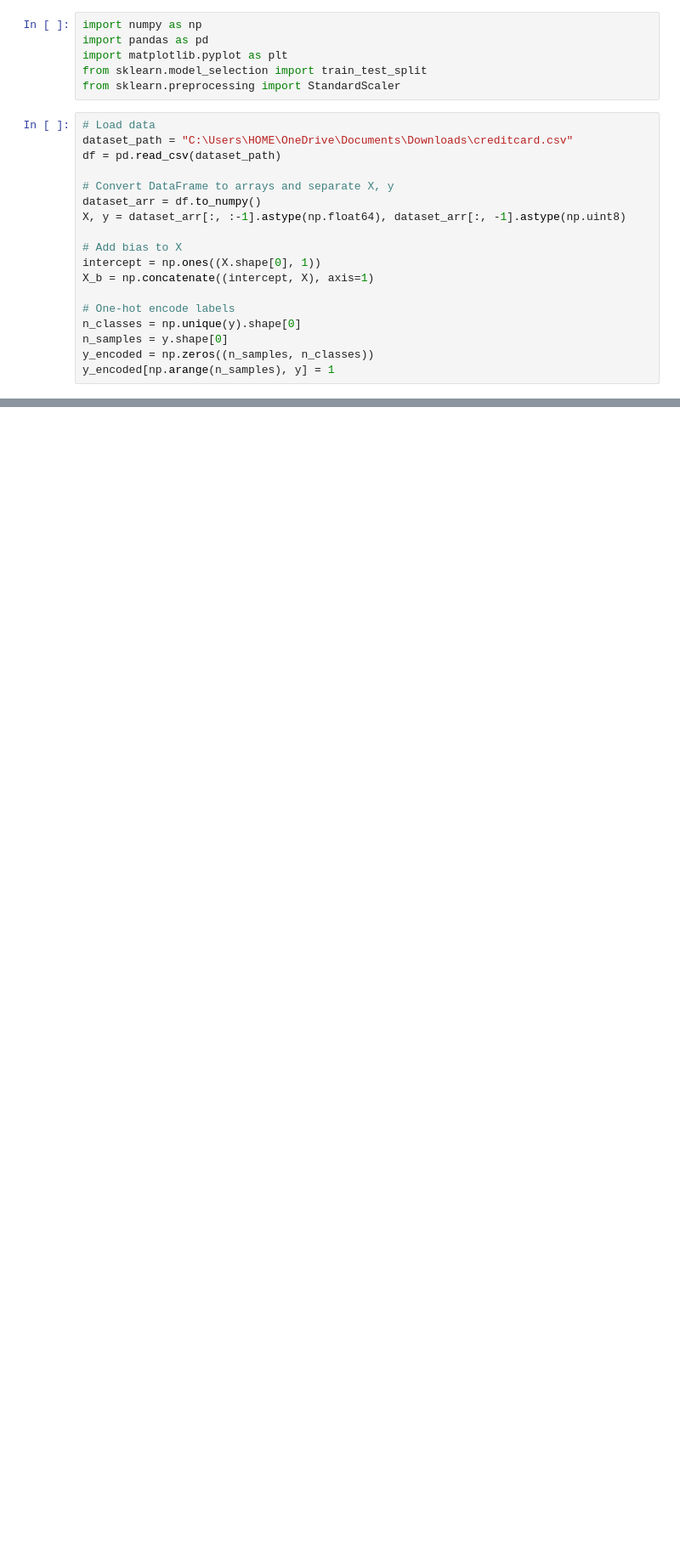
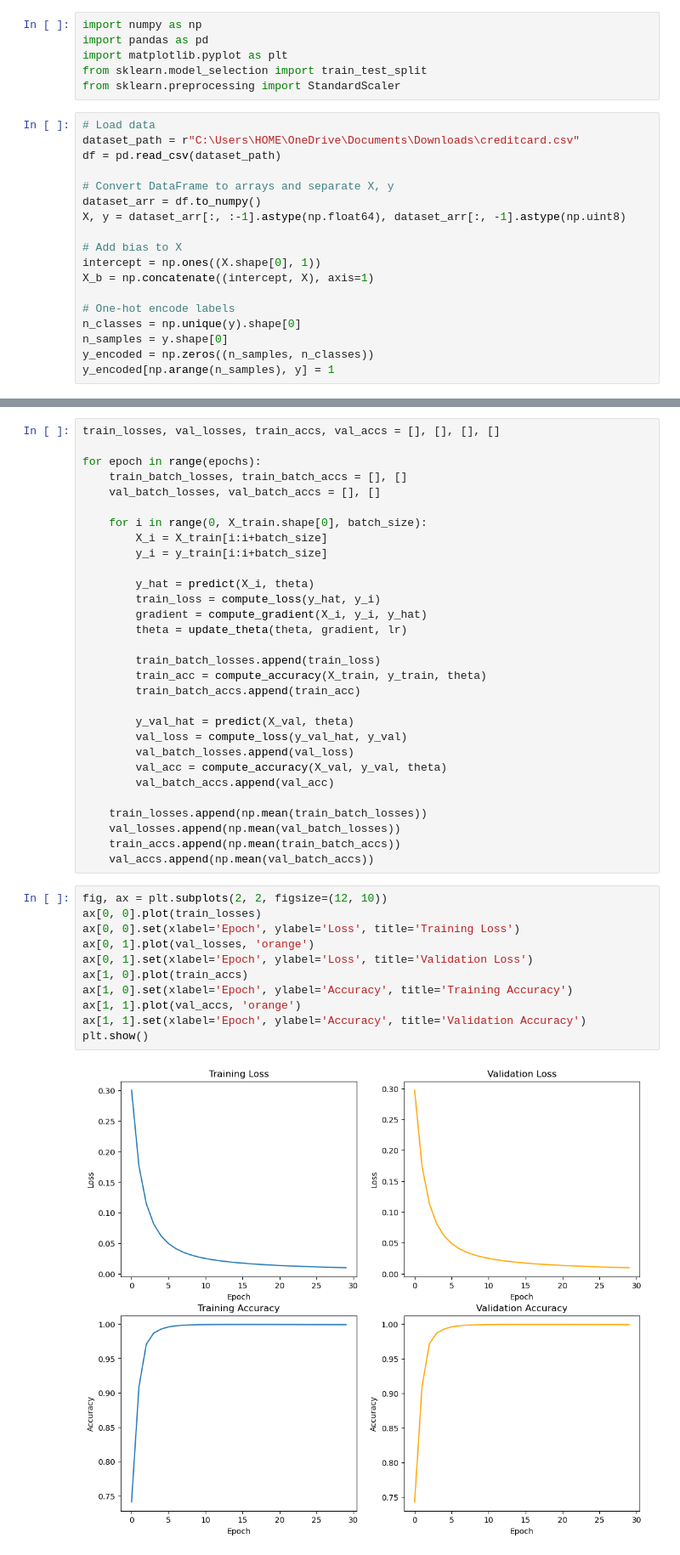
Before and after one commit to thaithinhhl/AIO_Exercise_033, a Jupyter notebook: Module_5/Week_2/Credit_Card_Fraud_Detection.ipynb, the cells around one changed output, grey strips where cells are left out. Shown at 85% size. Cells and saved outputs as stored; diff of their text form; blank space fills up the shorter version.

```diff
--- a/Module_5/Week_2/Credit_Card_Fraud_Detection.ipynb
+++ b/Module_5/Week_2/Credit_Card_Fraud_Detection.ipynb
@@ -6,7 +6,7 @@ from sklearn.model_selection import train_test_split
 from sklearn.preprocessing import StandardScaler
 # %%
 # Load data
-dataset_path = "C:\Users\HOME\OneDrive\Documents\Downloads\creditcard.csv"
+dataset_path = r"C:\Users\HOME\OneDrive\Documents\Downloads\creditcard.csv"
 df = pd.read_csv(dataset_path)
 
 # Convert DataFrame to arrays and separate X, y
@@ -26,0 +73,43 @@ SyntaxError: (unicode error) 'unicodeescape' codec can't decode bytes in positio
+# %%
+train_losses, val_losses, train_accs, val_accs = [], [], [], []
+
+for epoch in range(epochs):
+    train_batch_losses, train_batch_accs = [], []
+    val_batch_losses, val_batch_accs = [], []
+
+    for i in range(0, X_train.shape[0], batch_size):
+        X_i = X_train[i:i+batch_size]
+        y_i = y_train[i:i+batch_size]
+
+        y_hat = predict(X_i, theta)
+        train_loss = compute_loss(y_hat, y_i)
+        gradient = compute_gradient(X_i, y_i, y_hat)
+        theta = update_theta(theta, gradient, lr)
+
+        train_batch_losses.append(train_loss)
+        train_acc = compute_accuracy(X_train, y_train, theta)
+        train_batch_accs.append(train_acc)
+
+        y_val_hat = predict(X_val, theta)
+        val_loss = compute_loss(y_val_hat, y_val)
+        val_batch_losses.append(val_loss)
+        val_acc = compute_accuracy(X_val, y_val, theta)
+        val_batch_accs.append(val_acc)
+
+    train_losses.append(np.mean(train_batch_losses))
+    val_losses.append(np.mean(val_batch_losses))
+    train_accs.append(np.mean(train_batch_accs))
+    val_accs.append(np.mean(val_batch_accs))
+# %%
+fig, ax = plt.subplots(2, 2, figsize=(12, 10))
+ax[0, 0].plot(train_losses)
+ax[0, 0].set(xlabel='Epoch', ylabel='Loss', title='Training Loss')
+ax[0, 1].plot(val_losses, 'orange')
+ax[0, 1].set(xlabel='Epoch', ylabel='Loss', title='Validation Loss')
+ax[1, 0].plot(train_accs)
+ax[1, 0].set(xlabel='Epoch', ylabel='Accuracy', title='Training Accuracy')
+ax[1, 1].plot(val_accs, 'orange')
+ax[1, 1].set(xlabel='Epoch', ylabel='Accuracy', title='Validation Accuracy')
+plt.show()
+# %% [output]
+[figure, added]
```
Also changed, not shown: parts of 6 cells of this notebook, 5 other files.
